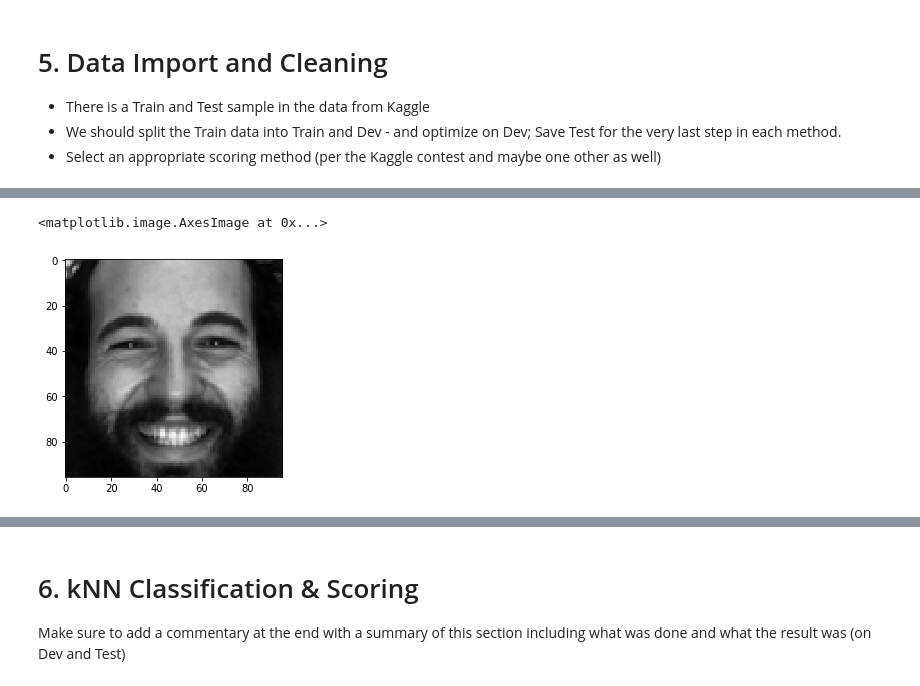
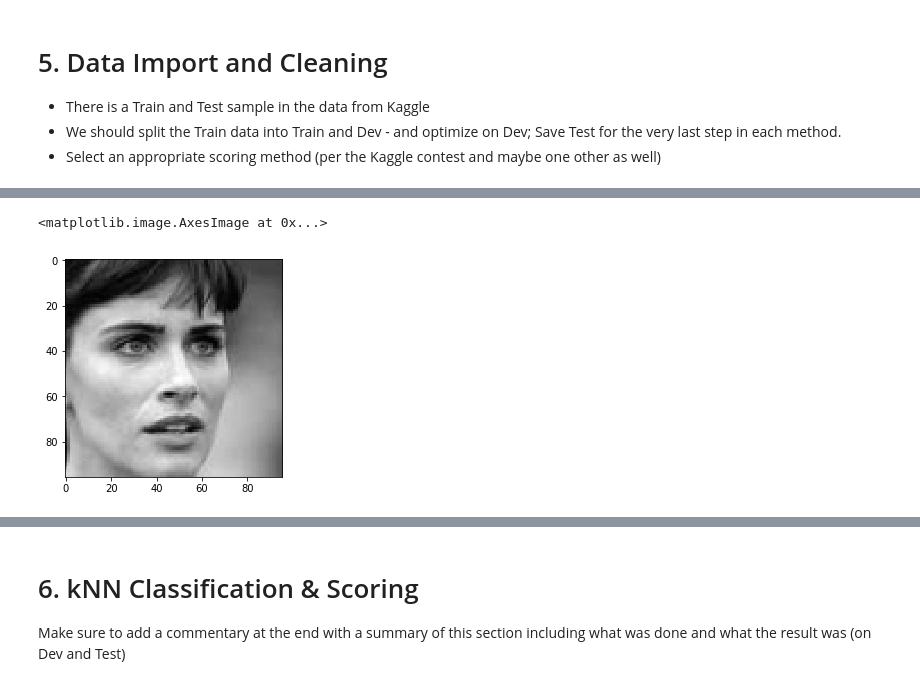
Before and after one commit to Shirleyhywl/W207_ALSY_FinalProject-1, a Jupyter notebook: W207_ALSY_FinalProject_Baseline_R1.ipynb, the cells around one changed output, grey strips where cells are left out. Cells and saved outputs as stored; diff of their text form; code cells hidden in the pictures.

```diff
--- a/W207_ALSY_FinalProject_Baseline_R1.ipynb
+++ b/W207_ALSY_FinalProject_Baseline_R1.ipynb
@@ -101,5 +110,3 @@ drive.mount('/content/drive')
-# %%
-data = pd.read_csv('drive/My Drive/FinalProject_w207/training.csv')
 # %% [markdown]
 # 3. Baseline & Schedule
 Due Week 10: (July 8)
@@ -277,7 +335,7 @@ def load_data(data_type='train', columns=None):
   return X, y
 # %%
 # get train data into X and y and print number of values in each column
-train_X, train_y = load_data(data_type = 'train')
+train_X, train_y = load_data(data_type = 'train', data='complete')
 print("X shape:",train_X.shape,"y shape",train_y.shape)
 # %% [output]
 Number of Values Each Column =
@@ -305,10 +384,11 @@ print(train_X[0:1,:], train_X[0:1,:].shape)
 # %%
 # Print a sample X image from the above data (0 is black, 1 is white)
-img = train_X[0:1,:].reshape(96,96)
+#img = train_X[0].reshape(96,96)[:,::-1]
+img = train_X[0].reshape(96,96)
 plt.imshow(img, cmap='gray')
 # %% [output]
 <matplotlib.image.AxesImage at 0x...>
-[figure, old version]
+[figure, new version]
 # %%
 # Print a sample of y label data. x,y = 0,0 is the center of the image.
 keypoints_1 = train_y[0:1,:]
```
Also changed, not shown: parts of 35 cells of this notebook.
